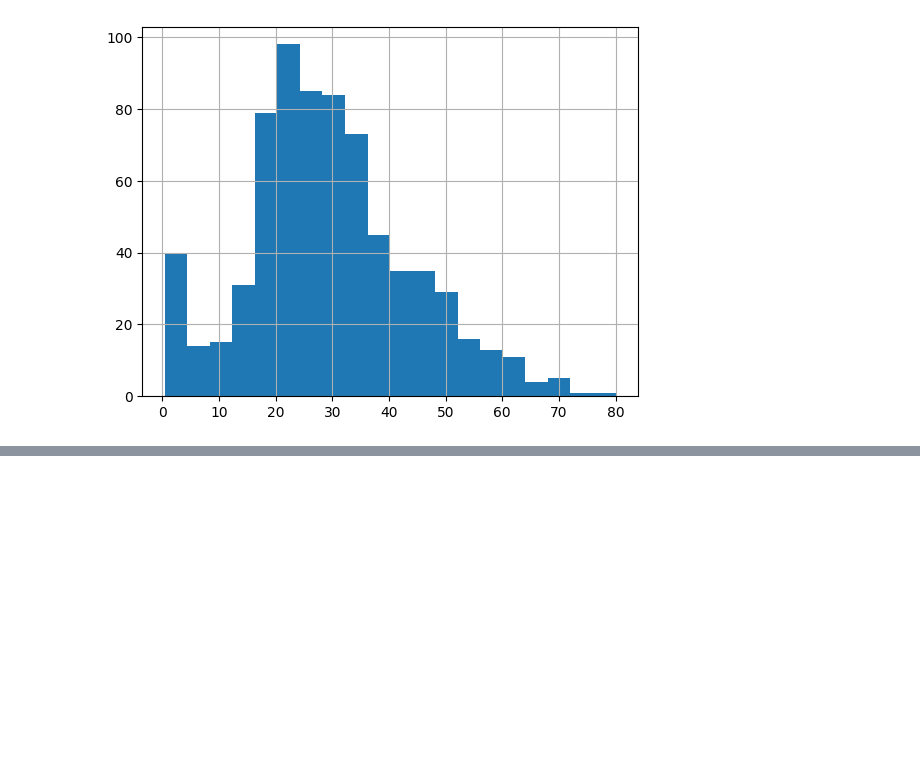
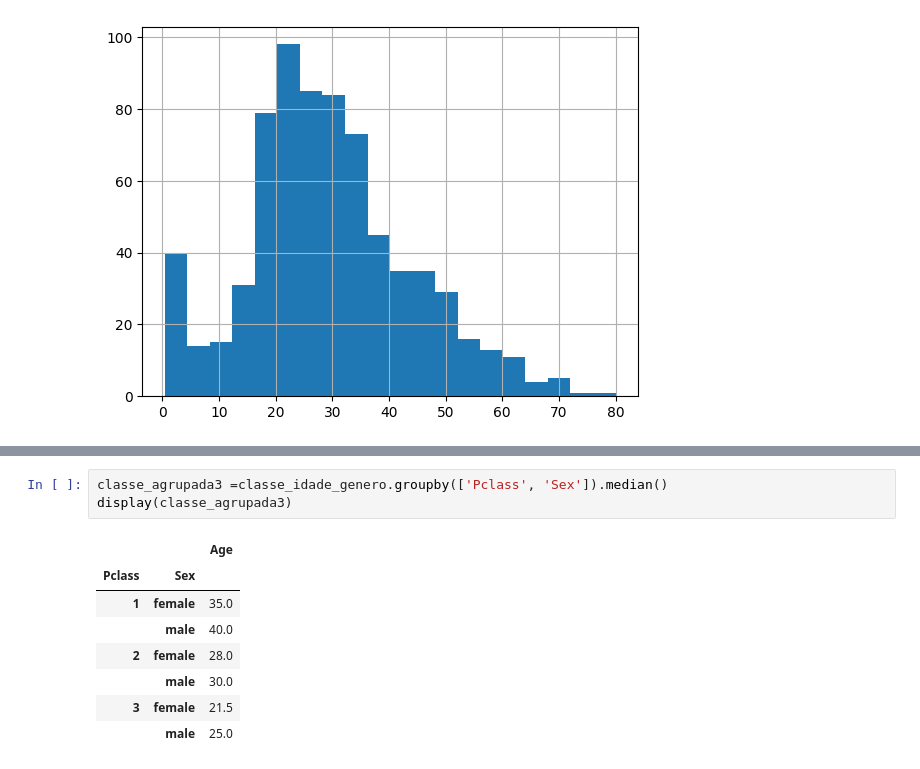
Before and after one commit to jeniferGoncalvesDaSilvaDev/data-analytics-python, a Jupyter notebook: limpeza_de_dados.ipynb, the cells around one changed output, grey strips where cells are left out. Cells and saved outputs as stored; diff of their text form; blank space fills up the shorter version.

```diff
--- a/limpeza_de_dados.ipynb
+++ b/limpeza_de_dados.ipynb
@@ -185,0 +266,12 @@ df.Age.hist(bins=20)
+# %%
+classe_agrupada3 =classe_idade_genero.groupby(['Pclass', 'Sex']).median()
+display(classe_agrupada3)
+# %% [output]
+|  |  | Age |
+| Pclass | Sex |  |
+| 1 | female | 35.0 |
+|  | male | 40.0 |
+| 2 | female | 28.0 |
+|  | male | 30.0 |
+| 3 | female | 21.5 |
+|  | male | 25.0 |
```
Also changed, not shown: parts of 19 cells of this notebook.
